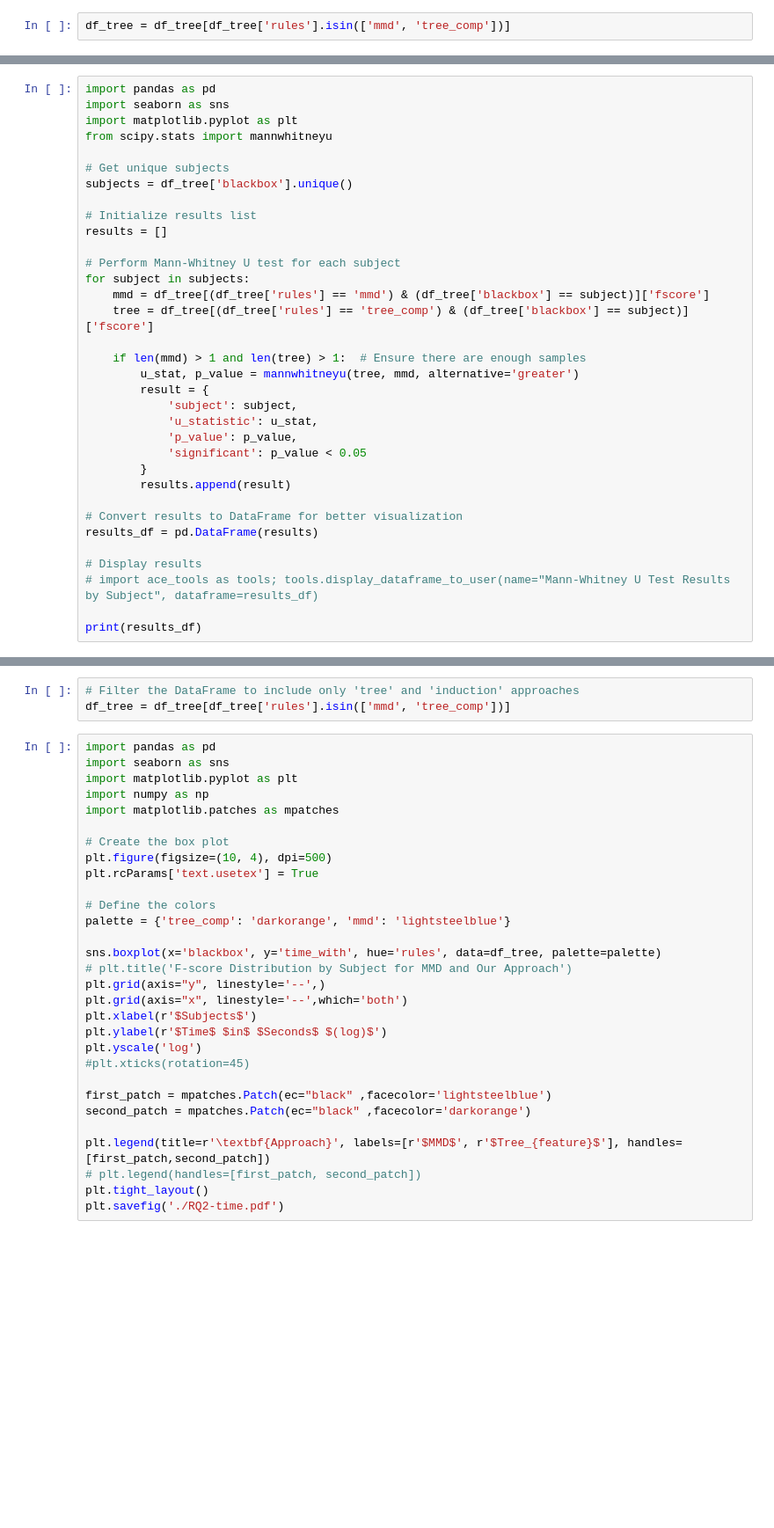
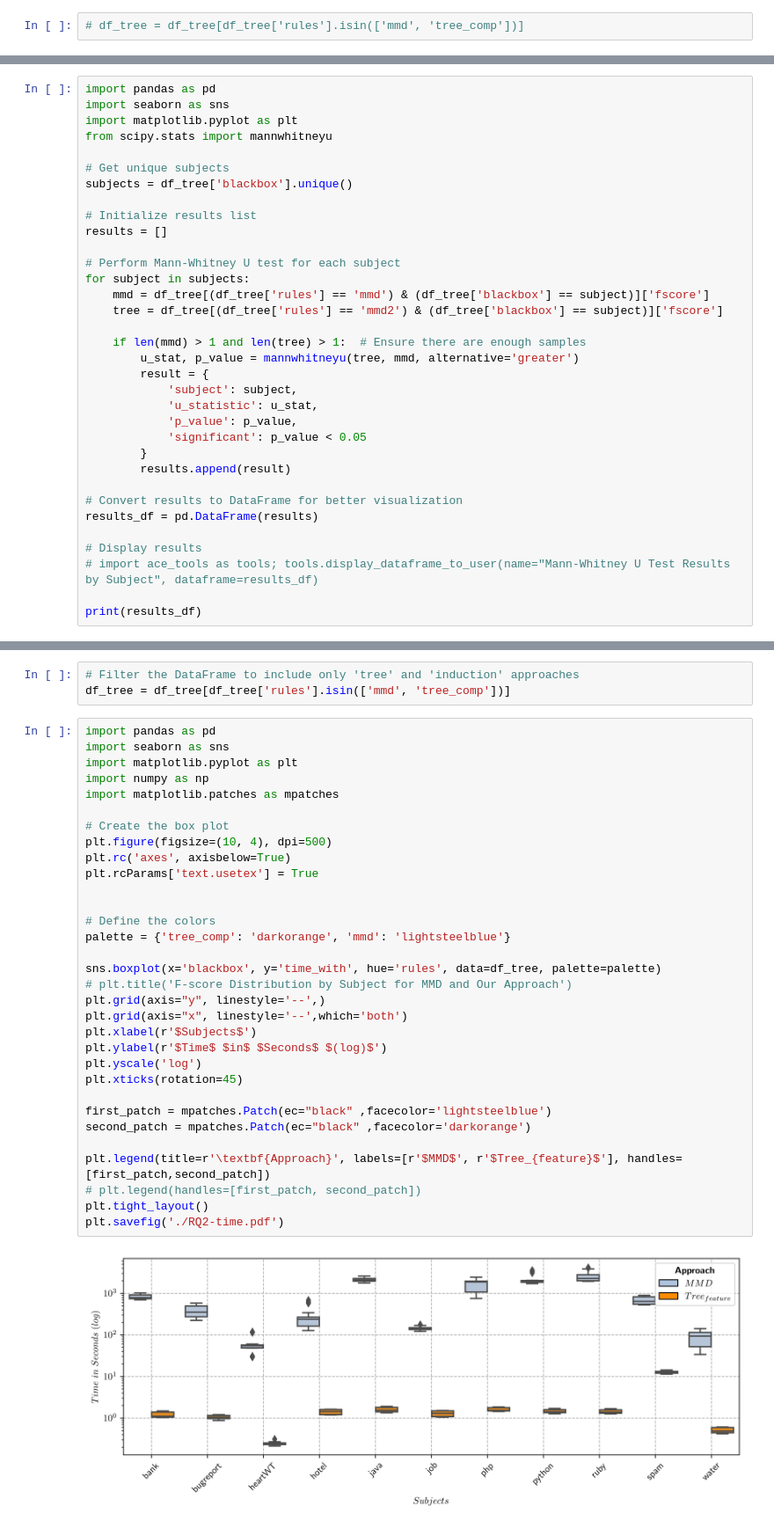
Before and after one commit to martineberlein/misprediction_explanation, a Jupyter notebook: notebooks/eval-Copy1.ipynb, the cells around one changed output, grey strips where cells are left out. Shown at 88% size. Cells and saved outputs as stored; diff of their text form; blank space fills up the shorter version.

```diff
--- a/notebooks/eval-Copy1.ipynb
+++ b/notebooks/eval-Copy1.ipynb
@@ -262,7 +394,7 @@ df_tree = df_tree[df_tree['rules'].isin(['mmd', 'mmd2', 'tree_comp'])]
 df_tree['fscore'] = 2 * (df_tree['precision_with'] * df_tree['recall_with']) / (df_tree['precision_with'] + df_tree['recall_with'])
 # df_tree.head()
 # %%
-df_tree = df_tree[df_tree['rules'].isin(['mmd', 'tree_comp'])]
+# df_tree = df_tree[df_tree['rules'].isin(['mmd', 'tree_comp'])]
 # %%
 import pandas as pd
 import seaborn as sns
@@ -308,7 +443,7 @@ results = []
 # Perform Mann-Whitney U test for each subject
 for subject in subjects:
     mmd = df_tree[(df_tree['rules'] == 'mmd') & (df_tree['blackbox'] == subject)]['fscore']
-    tree = df_tree[(df_tree['rules'] == 'tree_comp') & (df_tree['blackbox'] == subject)]['fscore']
+    tree = df_tree[(df_tree['rules'] == 'mmd2') & (df_tree['blackbox'] == subject)]['fscore']
 
     if len(mmd) > 1 and len(tree) > 1:  # Ensure there are enough samples
         u_stat, p_value = mannwhitneyu(tree, mmd, alternative='greater')
@@ -335,33 +660,37 @@ df_tree = df_tree[df_tree['rules'].isin(['mmd', 'tree_comp'])]
 # %%
 import pandas as pd
 import seaborn as sns
 import matplotlib.pyplot as plt
 import numpy as np
 import matplotlib.patches as mpatches
 
 # Create the box plot
 plt.figure(figsize=(10, 4), dpi=500)
+plt.rc('axes', axisbelow=True)
 plt.rcParams['text.usetex'] = True
+
 
 # Define the colors
 palette = {'tree_comp': 'darkorange', 'mmd': 'lightsteelblue'}
 
 sns.boxplot(x='blackbox', y='time_with', hue='rules', data=df_tree, palette=palette)
 # plt.title('F-score Distribution by Subject for MMD and Our Approach')
 plt.grid(axis="y", linestyle='--',)
 plt.grid(axis="x", linestyle='--',which='both')
 plt.xlabel(r'$Subjects$')
 plt.ylabel(r'$Time$ $in$ $Seconds$ $(log)$')
 plt.yscale('log')
-#plt.xticks(rotation=45)
+plt.xticks(rotation=45)
 
 first_patch = mpatches.Patch(ec="black" ,facecolor='lightsteelblue')
 second_patch = mpatches.Patch(ec="black" ,facecolor='darkorange')
 
 plt.legend(title=r'\textbf{Approach}', labels=[r'$MMD$', r'$Tree_{feature}$'], handles=[first_patch,second_patch])
 # plt.legend(handles=[first_patch, second_patch])
 plt.tight_layout()
 plt.savefig('./RQ2-time.pdf')
+# %% [output]
+[figure, added]
 # %%
 import pandas as pd
 import seaborn as sns
```
Also changed, not shown: parts of 20 cells of this notebook.
